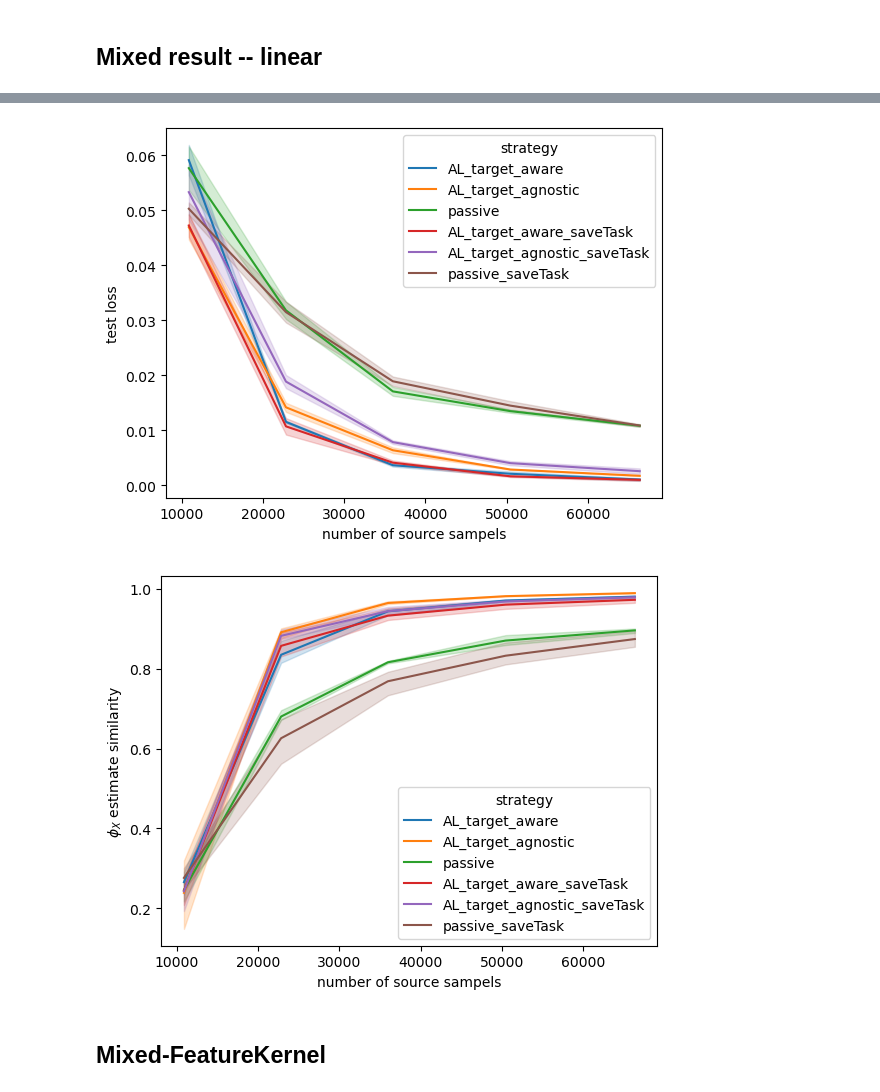
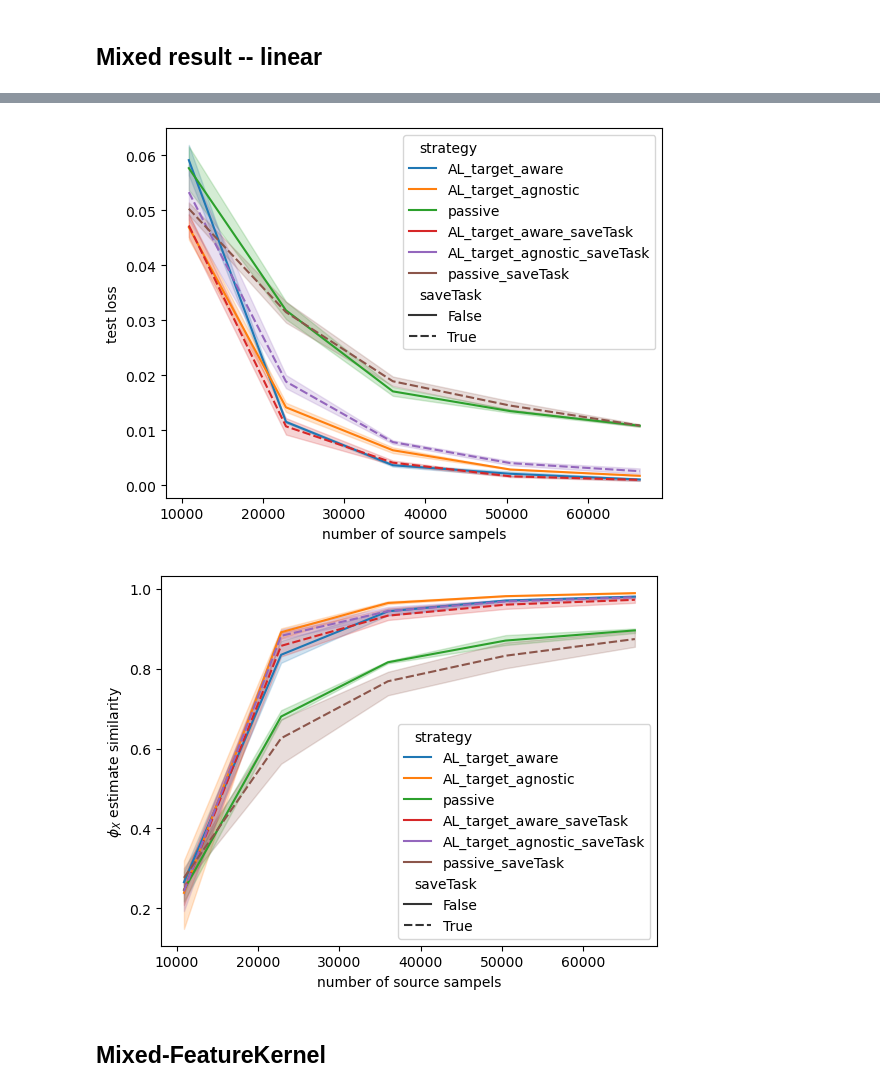
Before and after one commit to WendyH1108/AL-Robotics, a Jupyter notebook: summary_in_paper.ipynb, the cells around one changed output, grey strips where cells are left out. Drawn from its saved outputs; the diff is of its cells as text; code cells hidden in the pictures.

```diff
--- a/summary_in_paper.ipynb
+++ b/summary_in_paper.ipynb
@@ -50,6 +51,7 @@ for seed in [12434]:
                     tmp["strategy"] = "AL_target_aware" if target_aware else "AL_target_agnostic"
                 else:
                     tmp["strategy"] = "passive"
+                tmp["saveTask"] = False
                 tmp["seed"] = dataseed
                 if results is None:
                     results = tmp
@@ -84,6 +86,7 @@ for seed in [12434]:
                     tmp["strategy"] = "AL_target_aware_saveTask" if target_aware else "AL_target_agnostic_saveTask"
                 else:
                     tmp["strategy"] = "passive_saveTask"
+                tmp["saveTask"] = True
                 tmp["seed"] = dataseed
                 if results is None:
                     results = tmp
@@ -134,6 +137,7 @@ for seed in [43]:
                     tmp["strategy"] = "AL_target_aware" if target_aware else "AL_target_agnostic"
                 else:
                     tmp["strategy"] = "passive"
+                tmp["saveTask"] = False
                 tmp["seed"] = dataseed
                 if results is None:
                     results = tmp
@@ -168,25 +172,26 @@ for seed in [43]:
                     tmp["strategy"] = "AL_target_aware_saveTask" if target_aware else "AL_target_agnostic_saveTask"
                 else:
                     tmp["strategy"] = "passive_saveTask"
+                tmp["saveTask"] = True
                 tmp["seed"] = dataseed
                 if results is None:
                     results = tmp
                 else:
                     results= pd.concat([results, tmp])
 # %%
-fig = sns.lineplot(x="budget", y="loss", data=results, hue="strategy", markers=True, errorbar= ['se', 1], dashes=False)
+fig = sns.lineplot(x="budget", y="loss", data=results, hue="strategy", errorbar= ['se', 1], dashes=True, style="saveTask")
 fig.set(xlabel ="number of source sampels", ylabel = "test loss")
 fig = fig.get_figure()
 fig.savefig(f"results/plots/{processName2(config)}_syntheticLoss_linear.pdf")
 # %% [output]
-[figure, old version]
+[figure, new version]
 # %%
-fig = sns.lineplot(x="budget", y="input_embed_space_est_similarities", data=results, hue="strategy", markers=True, dashes=False)
+fig = sns.lineplot(x="budget", y="input_embed_space_est_similarities", data=results, hue="strategy",  dashes=True, style="saveTask")
 fig.set(xlabel ="number of source sampels", ylabel = "$\phi_X$ estimate similarity")
 fig = fig.get_figure()
 fig.savefig(f"results/plots/{processName2(config)}_syntheticSimilarity_linear.pdf")
 # %% [output]
-[figure, old version]
+[figure, new version]
 # %% [markdown]
 ## Mixed-FeatureKernel
 # %%
```
Also changed, not shown: parts of 15 cells of this notebook, 6 other files.
